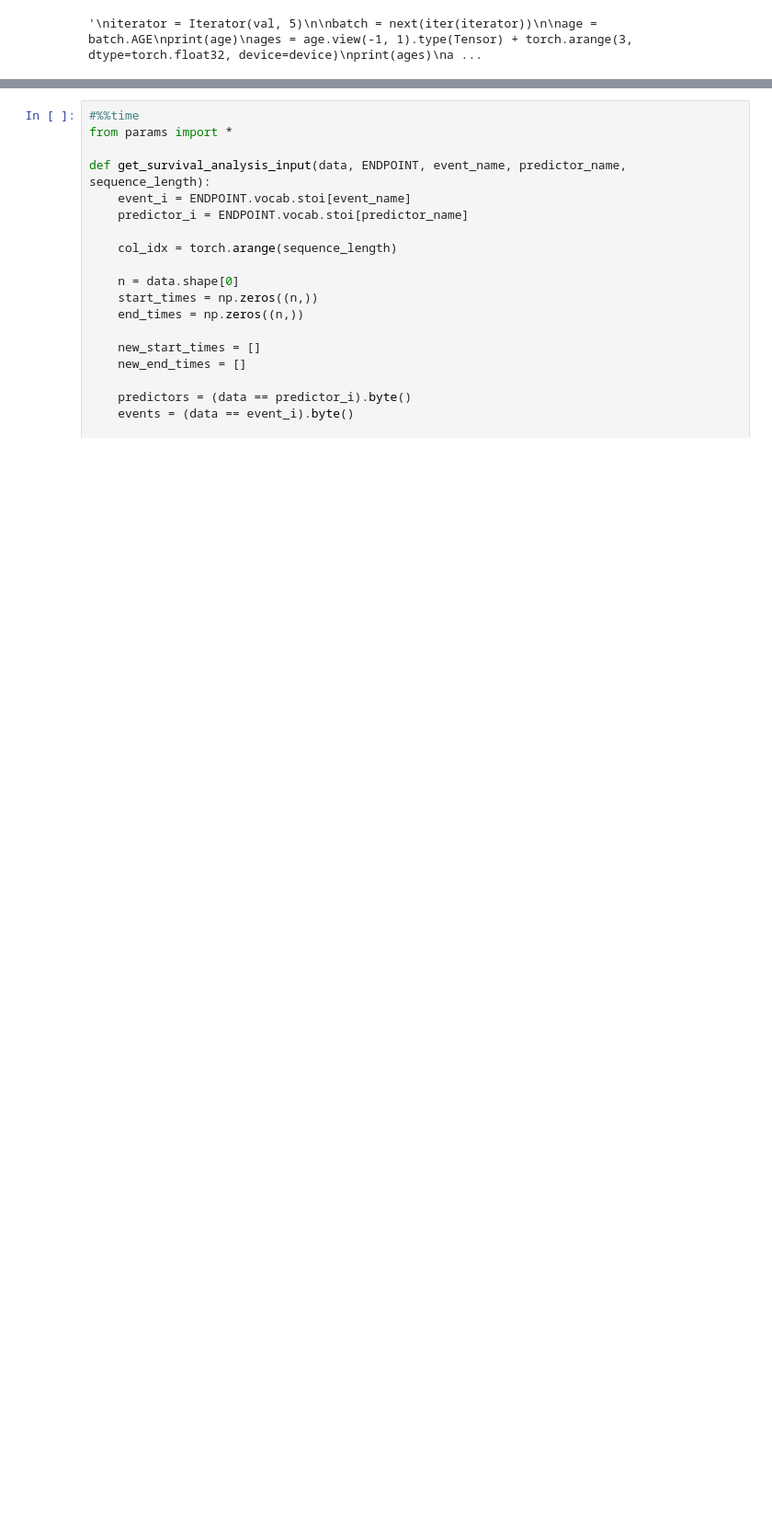
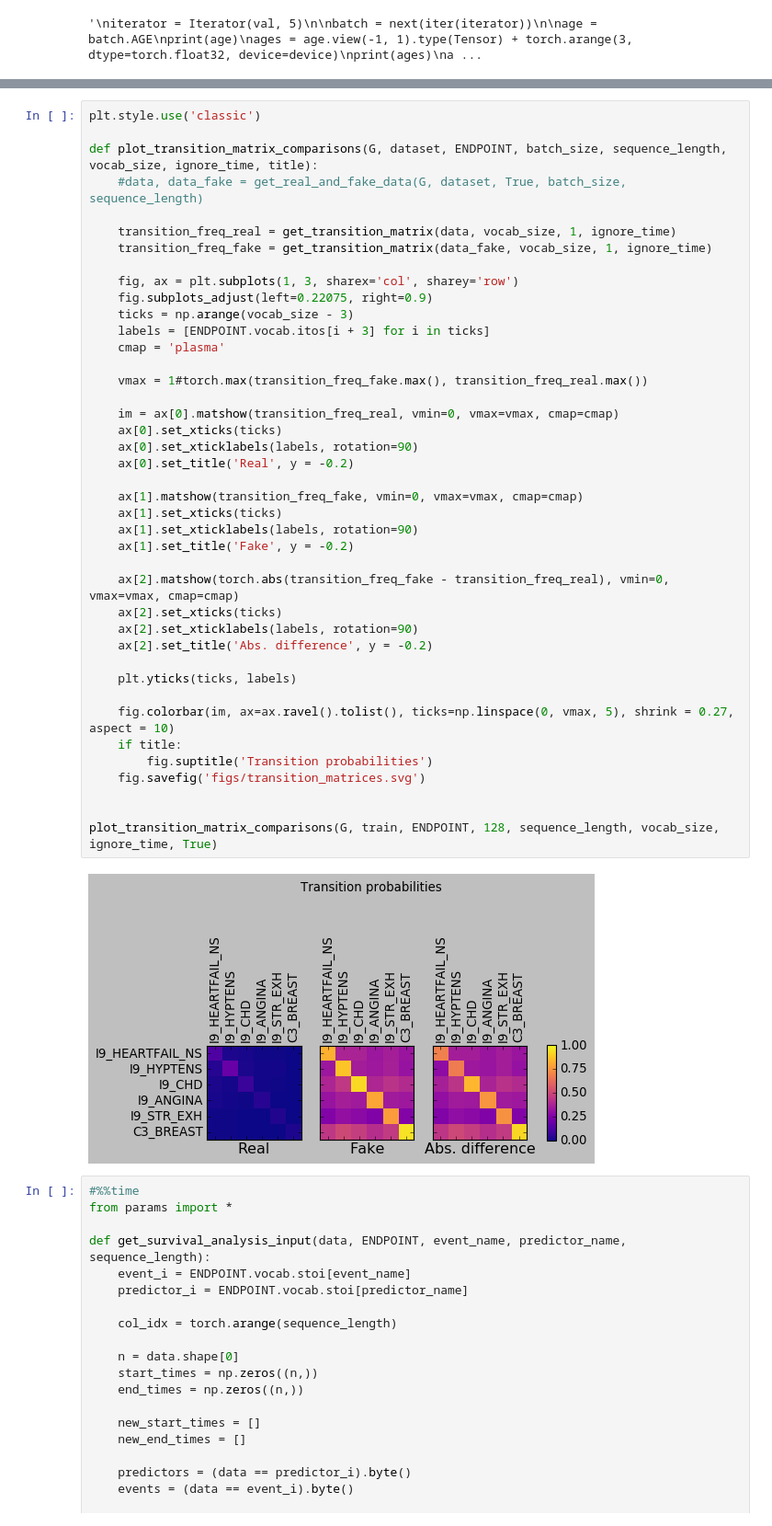
Before and after one commit to dsgelab/FinnGAN, a Jupyter notebook: main.ipynb, the cells around one changed output, grey strips where cells are left out. Shown: that part at 92% size. Drawn from its saved outputs; the diff is of its cells as text; blank space fills up the shorter version.

```diff
--- a/main.ipynb
+++ b/main.ipynb
@@ -770,3 +762,46 @@ Wall time: 11 s
+# %%
+plt.style.use('classic')
+
+def plot_transition_matrix_comparisons(G, dataset, ENDPOINT, batch_size, sequence_length, vocab_size, ignore_time, title):
+    #data, data_fake = get_real_and_fake_data(G, dataset, True, batch_size, sequence_length)
+
+    transition_freq_real = get_transition_matrix(data, vocab_size, 1, ignore_time)
+    transition_freq_fake = get_transition_matrix(data_fake, vocab_size, 1, ignore_time)
+
+    fig, ax = plt.subplots(1, 3, sharex='col', sharey='row')
+    fig.subplots_adjust(left=0.22075, right=0.9)
+    ticks = np.arange(vocab_size - 3)
+    labels = [ENDPOINT.vocab.itos[i + 3] for i in ticks]
+    cmap = 'plasma'
+
+    vmax = 1#torch.max(transition_freq_fake.max(), transition_freq_real.max())
+
+    im = ax[0].matshow(transition_freq_real, vmin=0, vmax=vmax, cmap=cmap)
+    ax[0].set_xticks(ticks)
+    ax[0].set_xticklabels(labels, rotation=90)
+    ax[0].set_title('Real', y = -0.2)
+
+    ax[1].matshow(transition_freq_fake, vmin=0, vmax=vmax, cmap=cmap)
+    ax[1].set_xticks(ticks)
+    ax[1].set_xticklabels(labels, rotation=90)
+    ax[1].set_title('Fake', y = -0.2)
+
+    ax[2].matshow(torch.abs(transition_freq_fake - transition_freq_real), vmin=0, vmax=vmax, cmap=cmap)
+    ax[2].set_xticks(ticks)
+    ax[2].set_xticklabels(labels, rotation=90)
+    ax[2].set_title('Abs. difference', y = -0.2)
+
+    plt.yticks(ticks, labels)
+
+    fig.colorbar(im, ax=ax.ravel().tolist(), ticks=np.linspace(0, vmax, 5), shrink = 0.27, aspect = 10)
+    if title:
+        fig.suptitle('Transition probabilities')
+    fig.savefig('figs/transition_matrices.svg')
+
+
+plot_transition_matrix_comparisons(G, train, ENDPOINT, 128, sequence_length, vocab_size, ignore_time, True)
+# %% [output]
+[figure, added]
 # %%
 #%%time
 from params import *
```
Also changed, not shown: parts of 13 cells of this notebook, 3 other files.
